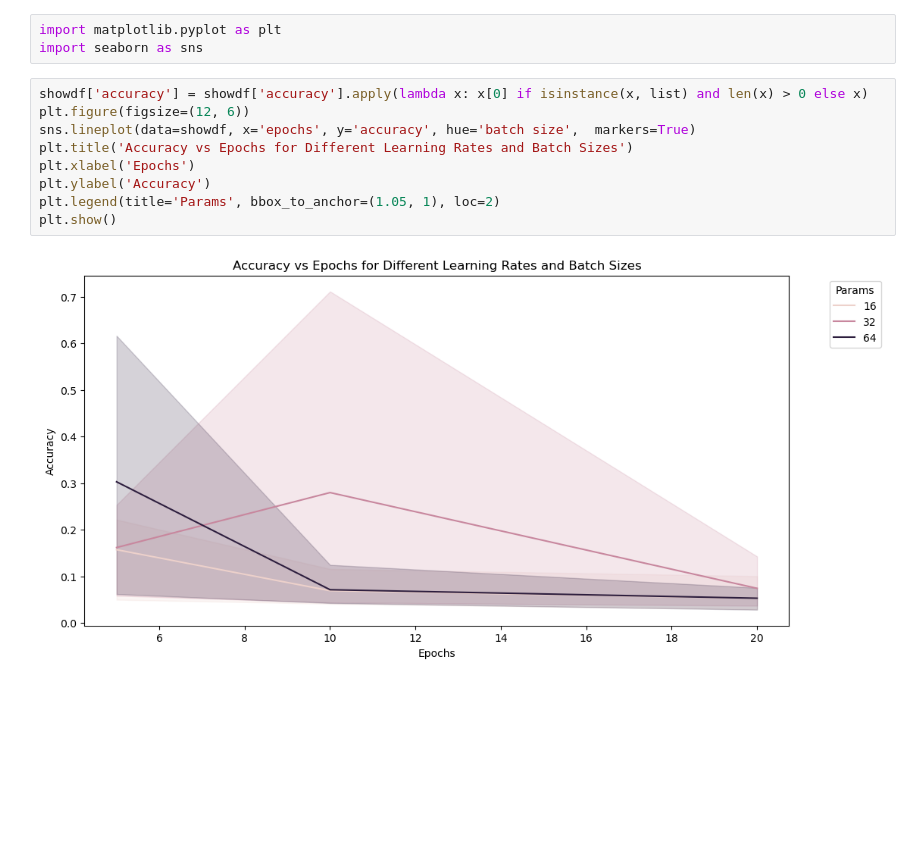
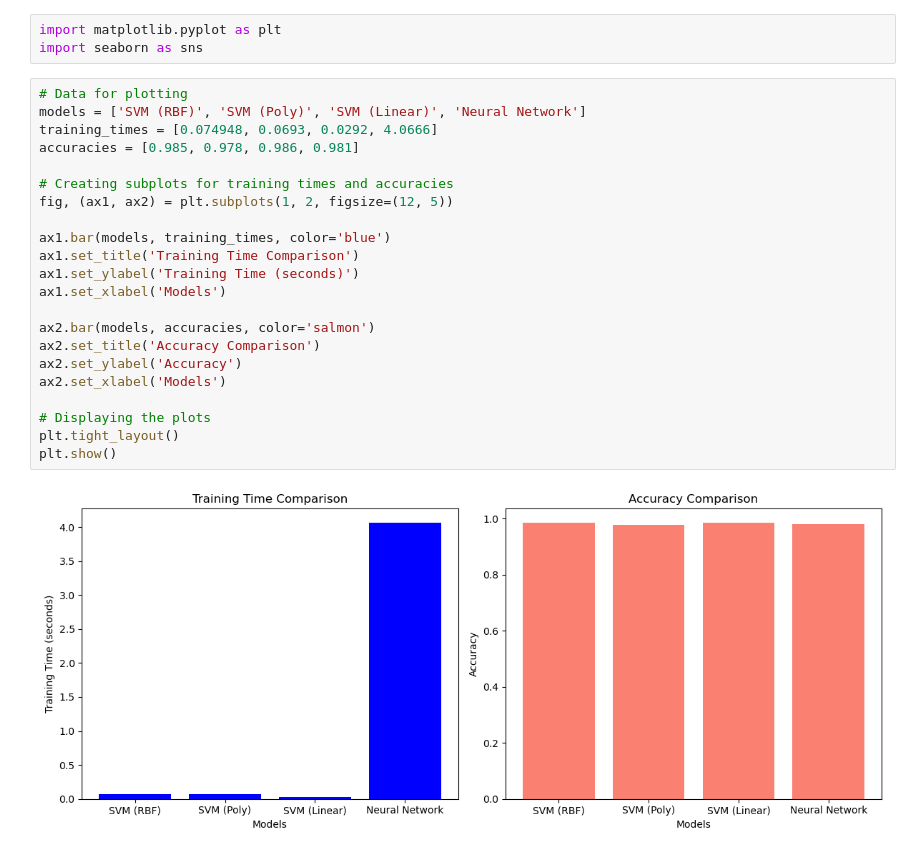
Before and after one commit to jimmy080823/LFDgroup_presentation_git, a Jupyter notebook: individual/Jun-Xi.ipynb, the cells around one changed output. Drawn from its saved outputs; the diff is of its cells as text; blank space fills up the shorter version.

```diff
--- a/individual/Jun-Xi.ipynb
+++ b/individual/Jun-Xi.ipynb
@@ -568,13 +570,26 @@ print(showdf)
 import matplotlib.pyplot as plt
 import seaborn as sns
 # %%
-showdf['accuracy'] = showdf['accuracy'].apply(lambda x: x[0] if isinstance(x, list) and len(x) > 0 else x)
-plt.figure(figsize=(12, 6))
-sns.lineplot(data=showdf, x='epochs', y='accuracy', hue='batch size',  markers=True)
-plt.title('Accuracy vs Epochs for Different Learning Rates and Batch Sizes')
-plt.xlabel('Epochs')
-plt.ylabel('Accuracy')
-plt.legend(title='Params', bbox_to_anchor=(1.05, 1), loc=2)
+# Data for plotting
+models = ['SVM (RBF)', 'SVM (Poly)', 'SVM (Linear)', 'Neural Network']
+training_times = [0.074948, 0.0693, 0.0292, 4.0666]
+accuracies = [0.985, 0.978, 0.986, 0.981]
+
+# Creating subplots for training times and accuracies
+fig, (ax1, ax2) = plt.subplots(1, 2, figsize=(12, 5))
+
+ax1.bar(models, training_times, color='blue')
+ax1.set_title('Training Time Comparison')
+ax1.set_ylabel('Training Time (seconds)')
+ax1.set_xlabel('Models')
+
+ax2.bar(models, accuracies, color='salmon')
+ax2.set_title('Accuracy Comparison')
+ax2.set_ylabel('Accuracy')
+ax2.set_xlabel('Models')
+
+# Displaying the plots
+plt.tight_layout()
 plt.show()
 # %% [output]
-[figure, old version]
+[figure, new version]
```
Also changed, not shown: parts of 6 cells of this notebook.
